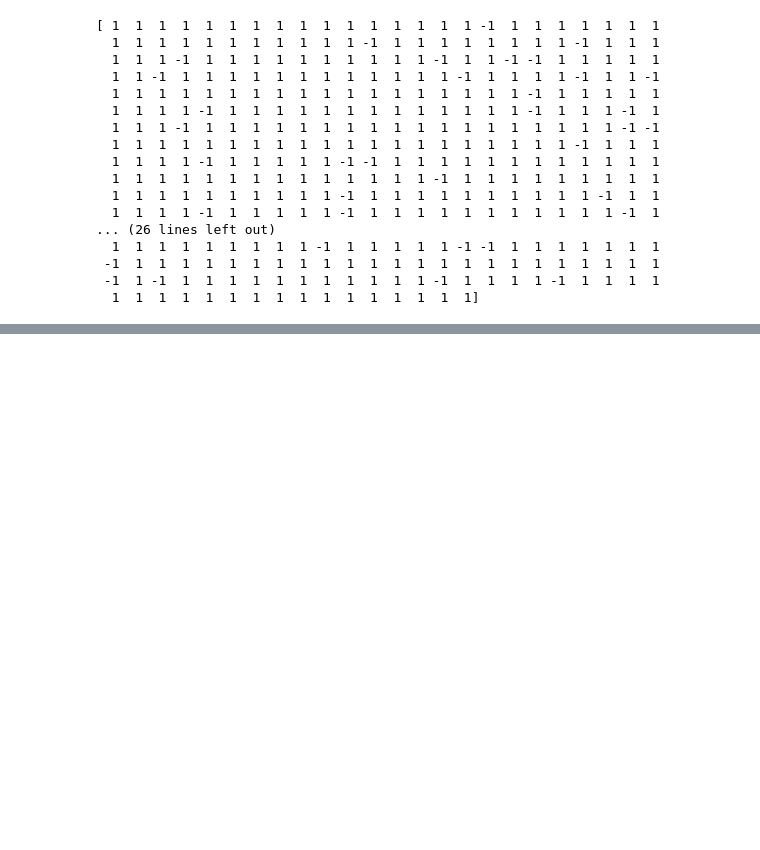
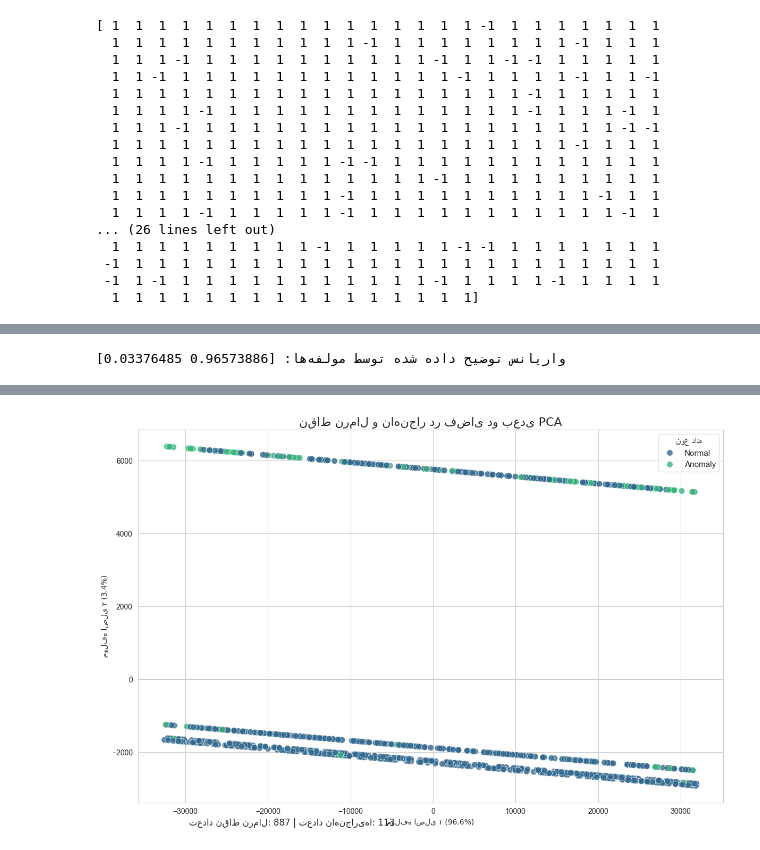
Before and after one commit to ML-Applications-in-CyberSecurity/anomaly-detection-project-yousof, a Jupyter notebook: src/train_model.ipynb, the cells around one changed output, grey strips where cells are left out. Cells and saved outputs as stored; diff of their text form; code cells hidden in the pictures; blank space fills up the shorter version.

Commit message:
adding visual

```diff
--- a/src/train_model.ipynb
+++ b/src/train_model.ipynb
@@ -94,9 +99,7 @@ We handle this with **one-hot encoding**, using `pd.get_dummies`.
 > ✅ This preprocessing is essential to avoid errors during training and ensure the model can learn from categorical variables.
 # %%
 def preprocess_data(df):
-    display(df)
     df = pd.get_dummies(df, columns=["protocol"], drop_first=True)
-    display(df)
     return np.array(df)
 # %%
 normal_data = preprocess_data(df)
@@ -184,3 +161,76 @@ print(model.predict(normal_data))
  -1  1  1  1  1  1  1  1  1  1  1  1  1  1  1  1  1  1  1  1  1  1  1  1
  -1  1 -1  1  1  1  1  1  1  1  1  1  1  1 -1  1  1  1  1 -1  1  1  1  1
   1  1  1  1  1  1  1  1  1  1  1  1  1  1  1  1]
+# %%
+model = joblib.load("anomaly_model.joblib")
+with open("../dataset/training_data.json") as f:
+    raw_data = json.load(f)
+df = pd.DataFrame(raw_data)
+
+# پیش‌پردازش داده‌ها
+X_processed = preprocess_data(df.copy())
+
+# پیش‌بینی ناهنجاری‌ها
+labels = model.predict(X_processed)
+df['anomaly'] = ['Anomaly' if x == -1 else 'Normal' for x in labels]
+
+# کاهش ابعاد با PCA
+pca = PCA(n_components=2)
+pca_result = pca.fit_transform(X_processed)
+df['PCA1'] = pca_result[:, 0]
+df['PCA2'] = pca_result[:, 1]
+
+# محاسبه درصد واریانس توضیح داده شده
+explained_variance = pca.explained_variance_ratio_
+print(f"واریانس توضیح داده شده توسط مولفه‌ها: {explained_variance}")
+
+# تنظیمات سبک بصری
+plt.figure(figsize=(12, 8))
+sns.set_style("whitegrid")
+palette = sns.color_palette("viridis", n_colors=2)
+
+# رسم نمودار
+scatter = sns.scatterplot(
+    x='PCA1',
+    y='PCA2',
+    hue='anomaly',
+    palette={'Normal': palette[0], 'Anomaly': palette[1]},
+    data=df,
+    s=70,
+    alpha=0.8,
+    edgecolor='w',
+    linewidth=0.5
+)
+
+# عنوان و توضیحات
+plt.title('نقاط نرمال و ناهنجار در فضای دو بعدی PCA', fontsize=16, fontfamily='B Nazanin')
+plt.xlabel(f'مولفه اصلی ۱ ({explained_variance[0]*100:.1f}%)', fontfamily='B Nazanin')
+plt.ylabel(f'مولفه اصلی ۲ ({explained_variance[1]*100:.1f}%)', fontfamily='B Nazanin')
+
+# راهنمای نمودار
+legend = plt.legend(
+    title='نوع داده',
+    title_fontsize=12,
+    fontsize=11,
+    loc='upper right',
+    frameon=True,
+    framealpha=0.9
+)
+legend.get_frame().set_edgecolor('#dddddd')
+
+# اضافه کردن توضیحات آماری
+normal_count = (df['anomaly'] == 'Normal').sum()
+anomaly_count = (df['anomaly'] == 'Anomaly').sum()
+plt.figtext(
+    0.15,
+    0.02,
+    f"تعداد نقاط نرمال: {normal_count} | تعداد ناهنجاری‌ها: {anomaly_count}",
+    fontsize=12,
+    fontfamily='B Nazanin'
+)
+
+# ذخیره و نمایش نمودار
+plt.tight_layout()
+plt.savefig('pca_visualization.png', dpi=300, bbox_inches='tight')
+plt.show()
+# %% [output]
@@ -186,0 +242 @@ print(model.predict(normal_data))
+واریانس توضیح داده شده توسط مولفه‌ها: [0.96573886 0.03376485]
@@ -186,0 +260 @@ print(model.predict(normal_data))
+[figure, added]
```
Also changed, not shown: parts of 4 cells of this notebook.
